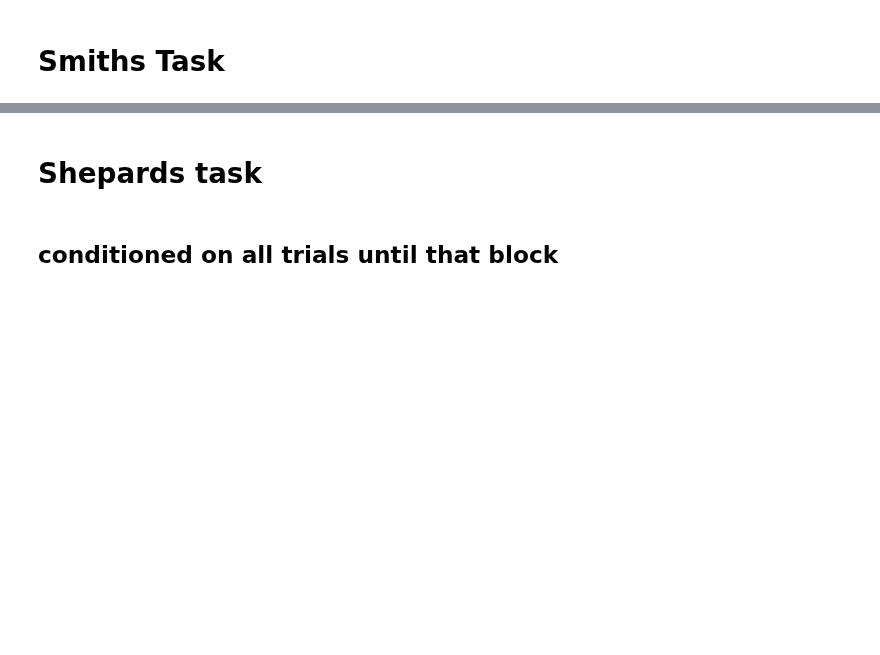
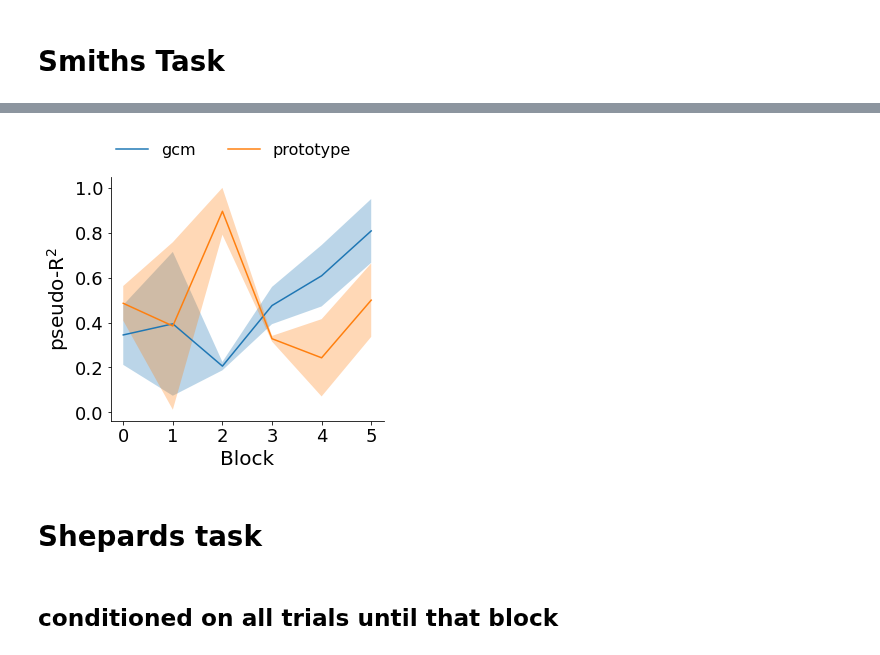
Before and after one commit to akjagadish/vanilla-llama, a Jupyter notebook: categorisation/notebooks/baselines.ipynb, the cells around one changed output, grey strips where cells are left out. Drawn from its saved outputs; the diff is of its cells as text; code cells hidden in the pictures; blank space fills up the shorter version.

Commit message:
fix fill between in plot for gcm vs prototype

```diff
--- a/categorisation/notebooks/baselines.ipynb
+++ b/categorisation/notebooks/baselines.ipynb
@@ -44,23 +56,29 @@ plt.show()
 # %%
-   def compare_categorisation_model_fits_learning(task_name = 'smithstask'):
+def compare_categorisation_model_fits_learning(task_name = 'smithstask'):
 
-        r2_gcm = np.load(f'../data/meta_learner/r2_gcm_{task_name}.npy')
-        r2_pm = np.load(f'../data/meta_learner/r2_pm_{task_name}.npy')
-        num_blocks = r2_gcm.shape[-1]
-        f, ax = plt.subplots(1, 1, figsize=(5,5))
-        ax.plot(range(num_blocks), r2_gcm[:, 0].mean(0), label='gcm')
-        # added shaded region for standard deviation
-        plt.fill_between(range(num_blocks), r2_gcm[:, 0].mean(0) - r2_gcm[:, 0].std(0), r2_gcm[:, 0].mean(0) + r2_gcm[:, 0].std(0), alpha=0.3)
-        ax.plot(range(num_blocks), r2_pm[:, 0].mean(0), label='prototype')
-        ax.set_xlabel('Block', fontsize=FONTSIZE)
-        ax.set_ylabel('pseudo-R$^2$', fontsize=FONTSIZE)
-        plt.xticks(fontsize=FONTSIZE-2)
-        plt.yticks(fontsize=FONTSIZE-2)
-        plt.legend(fontsize=FONTSIZE-4, frameon=False,  loc="upper center", bbox_to_anchor=(.45, 1.2), ncol=2)  # place legend outside the plot
-        sns.despine()
-        f.tight_layout()
-        plt.show()
-        f.savefig(f'{SYS_PATH}/categorisation/figures/fit_gcm_pm_learningtrials_{task_name}.svg', bbox_inches='tight', dpi=300)
+    r2_gcm = np.load(f'../data/meta_learner/r2_gcm_{task_name}.npy')
+    r2_pm = np.load(f'../data/meta_learner/r2_pm_{task_name}.npy')
+    r2_gcm = np.random.rand(2, 2, 6)
+    r2_pm = np.random.rand(2, 2, 6)
+    num_blocks = r2_gcm.shape[-1]
+    f, ax = plt.subplots(1, 1, figsize=(5,5))
+    ax.plot(range(num_blocks), r2_gcm[:, 0].mean(0), label='gcm')
+    ax.fill_between(range(num_blocks), r2_gcm[:, 0].mean(0) - r2_gcm[:, 0].std(0), r2_gcm[:, 0].mean(0) + r2_gcm[:, 0].std(0), alpha=0.3)
+    ax.plot(range(num_blocks), r2_pm[:, 0].mean(0), label='prototype')
+    ax.fill_between(range(num_blocks), r2_pm[:, 0].mean(0) - r2_pm[:, 0].std(0), r2_pm[:, 0].mean(0) + r2_pm[:, 0].std(0), alpha=0.3)
+    ax.set_xlabel('Block', fontsize=FONTSIZE)
+    ax.set_ylabel('pseudo-R$^2$', fontsize=FONTSIZE)
+    plt.xticks(fontsize=FONTSIZE-2)
+    plt.yticks(fontsize=FONTSIZE-2)
+    plt.legend(fontsize=FONTSIZE-4, frameon=False,  loc="upper center", bbox_to_anchor=(.45, 1.2), ncol=2)  # place legend outside the plot
+    sns.despine()
+    f.tight_layout()
+    plt.show()
+    # f.savefig(f'{SYS_PATH}/categorisation/figures/fit_gcm_pm_learningtrials_{task_name}.svg', bbox_inches='tight', dpi=300)
+# %%
+compare_categorisation_model_fits_learning()
+# %% [output]
+[figure, added]
 # %% [markdown]
 # Shepards task
 # %% [markdown]
```
Also changed, not shown: parts of 3 cells of this notebook, 1 other file.
